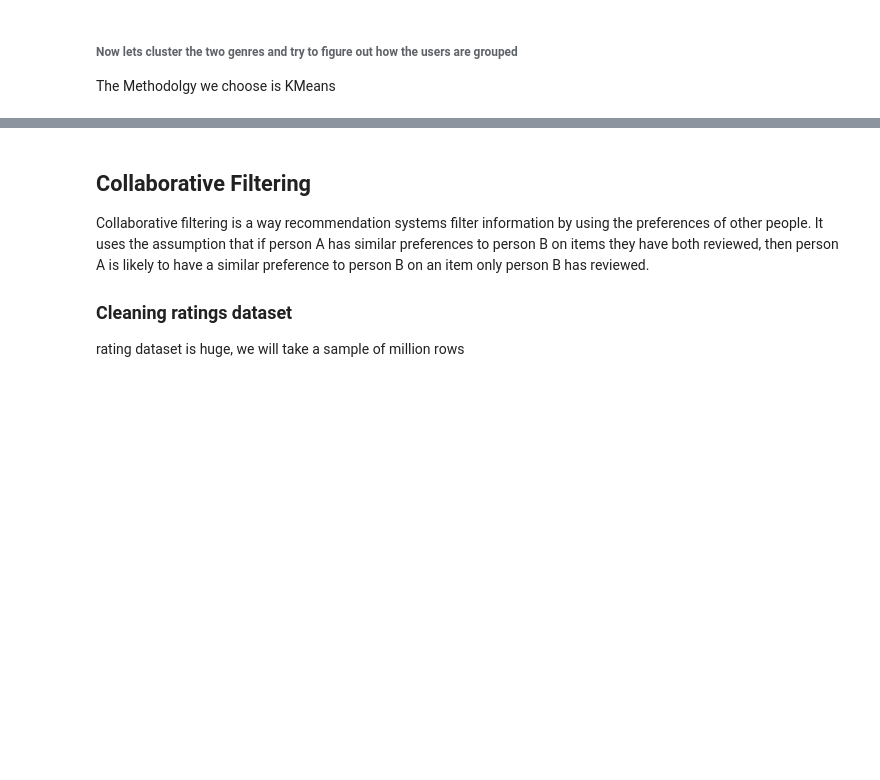
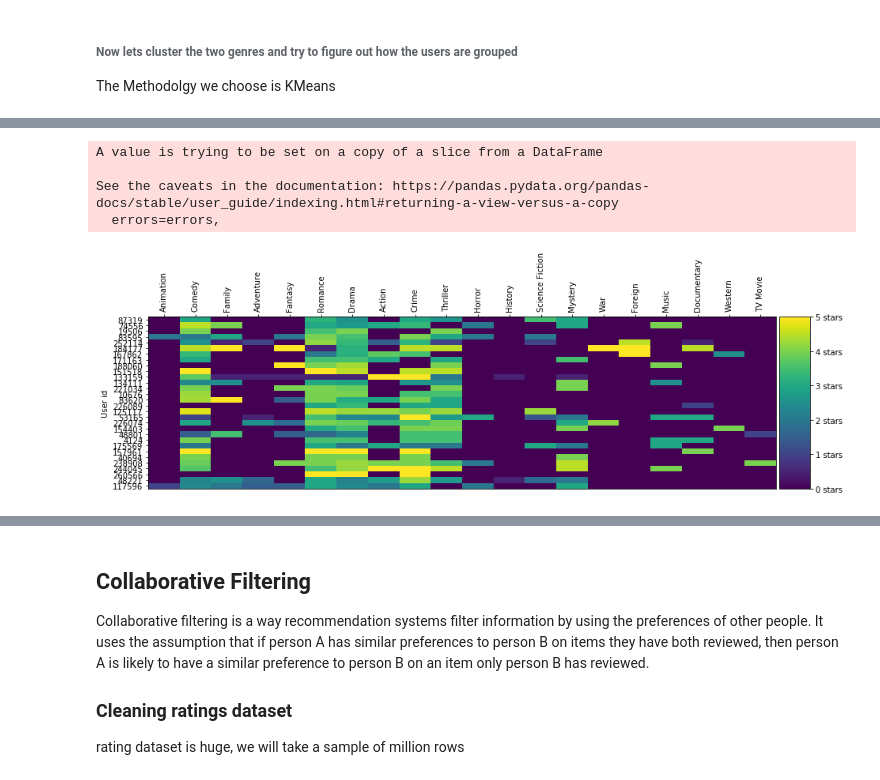
Before and after one commit to ronka/movie-recommendation-notebook, a Jupyter notebook: final_project.ipynb, the cells around one changed output, grey strips where cells are left out. Saved outputs shown, nothing was run; the diff lists cells and outputs as text; code cells hidden in the pictures; blank space fills up the shorter version.

```diff
--- a/final_project.ipynb
+++ b/final_project.ipynb
@@ -572,0 +578,39 @@ plt.scatter(comedy_adven_df['Adventure'],comedy_adven_df['Comedy'],c=predictions
+# %%
+# lets try to take 80% of the data and get some intersting insights
+subsample_amount = int(genre_ratings.shape[0]*0.8)
+subsample_rated_df = genre_ratings.sample(n=subsample_amount,random_state=42)
+
+
+# 20 clusters are detrmined and reorder the df
+model = KMeans(n_clusters=20)
+predictions = model.fit_predict(subsample_rated_df)
+clustered = pd.concat([subsample_rated_df.reset_index(), pd.DataFrame({'group':predictions})], axis=1)
+clustered.rename(columns={"index": "User"},inplace=True)
+clustered.set_index("User",inplace=True)
+# clustered.drop(columns=['num_of_ratings'],inplace=True)
+
+
+def draw_hm(clustered):
+    fig = plt.figure(figsize=(15,4))
+    ax = plt.gca()
+
+
+    heatmap = ax.imshow(clustered,  interpolation='nearest', vmin=0, vmax=5, aspect='auto')
+    ax.set_yticks(np.arange(clustered.shape[0]) , minor=False)
+    ax.set_xticks(np.arange(clustered.shape[1]) , minor=False)
+    ax.invert_yaxis()
+    ax.xaxis.tick_top()
+    labels = clustered.columns.str[:40]
+    ax.set_xticklabels(labels, minor=False)
+    ax.set_yticklabels(clustered.index, minor=False)
+    plt.setp(ax.get_xticklabels(), rotation=90)
+
+
+    ax.grid(False)
+    ax.set_ylabel('User id')
+    divider = make_axes_locatable(ax)
+    cax = divider.append_axes("right", size="5%", pad=0.05)
+    # Color bar
+    cbar = fig.colorbar(heatmap, ticks=[5, 4, 3, 2, 1, 0], cax=cax)
+    cbar.ax.set_yticklabels(['5 stars', '4 stars','3 stars','2 stars','1 stars','0 stars'])
+    plt.show()
@@ -572,0 +629,10 @@ plt.scatter(comedy_adven_df['Adventure'],comedy_adven_df['Comedy'],c=predictions
+# %%
+first_group = clustered[clustered['group']==0] # 3
+first_group.drop(columns=['group'],inplace=True)
+draw_hm(first_group.head(30))
+# %% [output]
+A value is trying to be set on a copy of a slice from a DataFrame
+
+See the caveats in the documentation: https://pandas.pydata.org/pandas-docs/stable/user_guide/indexing.html#returning-a-view-versus-a-copy
+  errors=errors,
+[figure, added]
```
Also changed, not shown: parts of 19 cells of this notebook.
